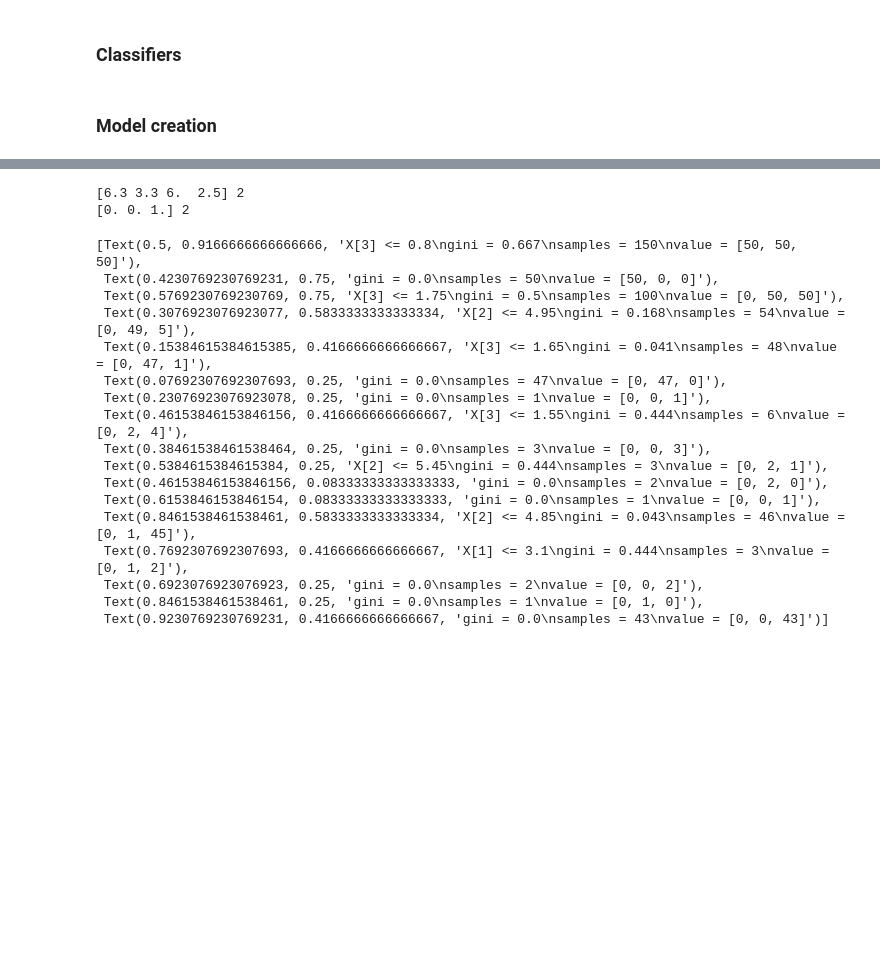
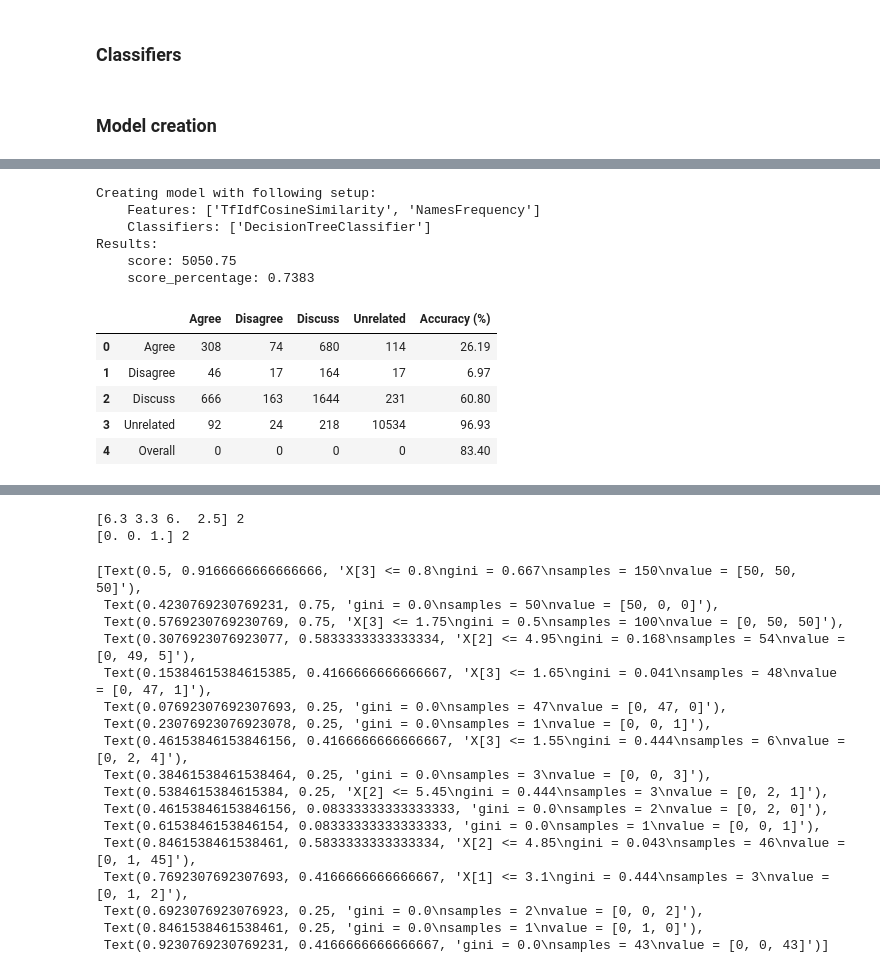
Before and after one commit to 4nds/Strojno_Ucenje_Projekt_FAIR, a Jupyter notebook: src/models.ipynb, the cells around one changed output, grey strips where cells are left out. Drawn from its saved outputs; the diff is of its cells as text; code cells hidden in the pictures; blank space fills up the shorter version.

```diff
--- a/src/models.ipynb
+++ b/src/models.ipynb
@@ -694,0 +804,23 @@ Creating model with following setup:
+# %%
+model = MachineLearningModel(fnc_data, \
+    [FEATURE_EXTRACTORS['TfIdfCosineSimilarity'],
+     FEATURE_EXTRACTORS['NamesFrequency']],
+    [decision_tree_classifier])
+model.printSetup()
+model.extractFeatures()
+model.train()
+model.test()
+model.printScores()
+# %% [output]
+Creating model with following setup:
+    Features: ['TfIdfCosineSimilarity', 'NamesFrequency']
+    Classifiers: ['DecisionTreeClassifier']
+Results:
+    score: 5050.75
+    score_percentage: 0.7383
+|  |  | Agree | Disagree | Discuss | Unrelated | Accuracy (%) |
+| 0 | Agree | 308 | 74 | 680 | 114 | 26.19 |
+| 1 | Disagree | 46 | 17 | 164 | 17 | 6.97 |
+| 2 | Discuss | 666 | 163 | 1644 | 231 | 60.80 |
+| 3 | Unrelated | 92 | 24 | 218 | 10534 | 96.93 |
+| 4 | Overall | 0 | 0 | 0 | 0 | 83.40 |
```
Also changed, not shown: parts of 35 cells of this notebook.
